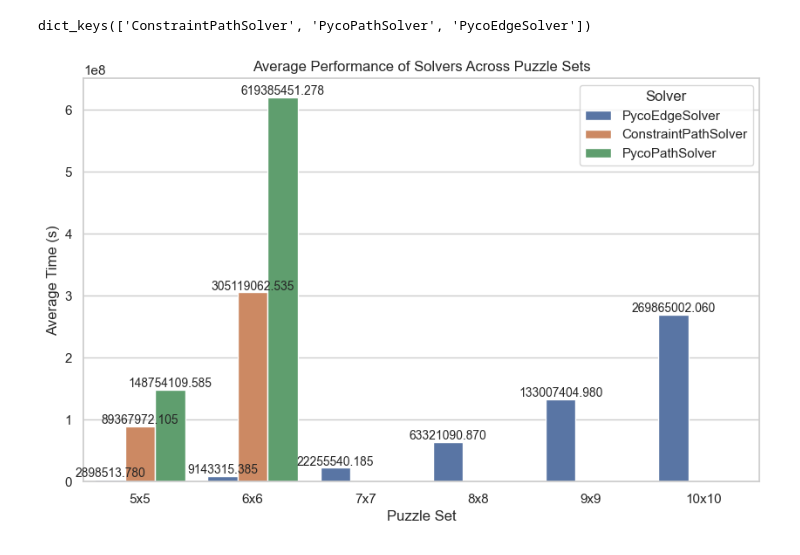
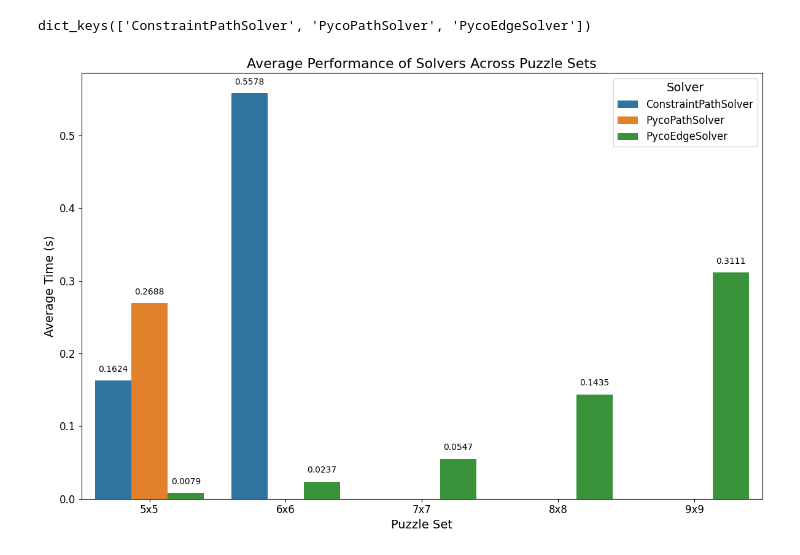
Before and after one commit to tuneerroy/numberlink, a Jupyter notebook: experiment/benchmarking.ipynb, the cells around one changed output. Cells and saved outputs as stored; diff of their text form; code cells hidden in the pictures.

Commit message:
clauses graph

```diff
--- a/experiment/benchmarking.ipynb
+++ b/experiment/benchmarking.ipynb
@@ -177,33 +167,46 @@ benchmark("PycoEdgeSolver")
 df_results = pd.DataFrame(results)
 # %%
 df_results.to_csv("results.csv", index=False)
+# %%
+time_df_results = pd.read_csv("results.csv")
+# %%
+# Count occurrences of each combination of Solver and Puzzle Set
+solver_puzzle_counts = time_df_results.groupby(['Solver', 'Puzzle Set']).size().reset_index(name='Count')
+
+# Filter combinations with at least 50 occurrences
+valid_combinations = solver_puzzle_counts[solver_puzzle_counts['Count'] >= 50][['Solver', 'Puzzle Set']]
+
+# Merge the valid combinations with the original DataFrame
+time_df_results = time_df_results.merge(valid_combinations, on=['Solver', 'Puzzle Set'])
 # %%
-# Set style for the plot
-sns.set(style="whitegrid")
+# Convert times from nanoseconds to seconds and round to 4 decimal places
+time_df_results["Time (s)"] = (time_df_results["Time (s)"] / 1e9).round(4)
 
-# Create the bar plot without error bars
-plt.figure(figsize=(10, 6))
+plt.figure(figsize=(12, 8))
 ax = sns.barplot(
-    x="Puzzle Set", y="Time (s)", hue="Solver", data=df_results, errorbar=None
+    x="Puzzle Set", y="Time (s)", hue="Solver", data=time_df_results, errorbar=None
 )
-plt.title("Average Performance of Solvers Across Puzzle Sets")
-plt.xlabel("Puzzle Set")
-plt.ylabel("Average Time (s)")
-plt.legend(title="Solver")
 
-# Add the values on top of the bars
+plt.title("Average Performance of Solvers Across Puzzle Sets", fontsize=16)
+plt.xlabel("Puzzle Set", fontsize=14)
+plt.ylabel("Average Time (s)", fontsize=14)
+plt.xticks(fontsize=12)
+plt.yticks(fontsize=12)
+plt.legend(title="Solver", fontsize=12, title_fontsize=14)
+
 for container in ax.containers:
     for bar in container:
         height = bar.get_height()
         ax.text(
             bar.get_x() + bar.get_width() / 2,
-            height,
-            f"{height:.3f}",
+            height + 0.01,
+            f"{height:.4f}",
             ha="center",
             va="bottom",
             fontsize=10,
         )
 
+plt.tight_layout()
 plt.show()
 # %% [output]
-[figure, old version]
+[figure, new version]
```
Also changed, not shown: parts of 9 cells of this notebook, 5 other files.
